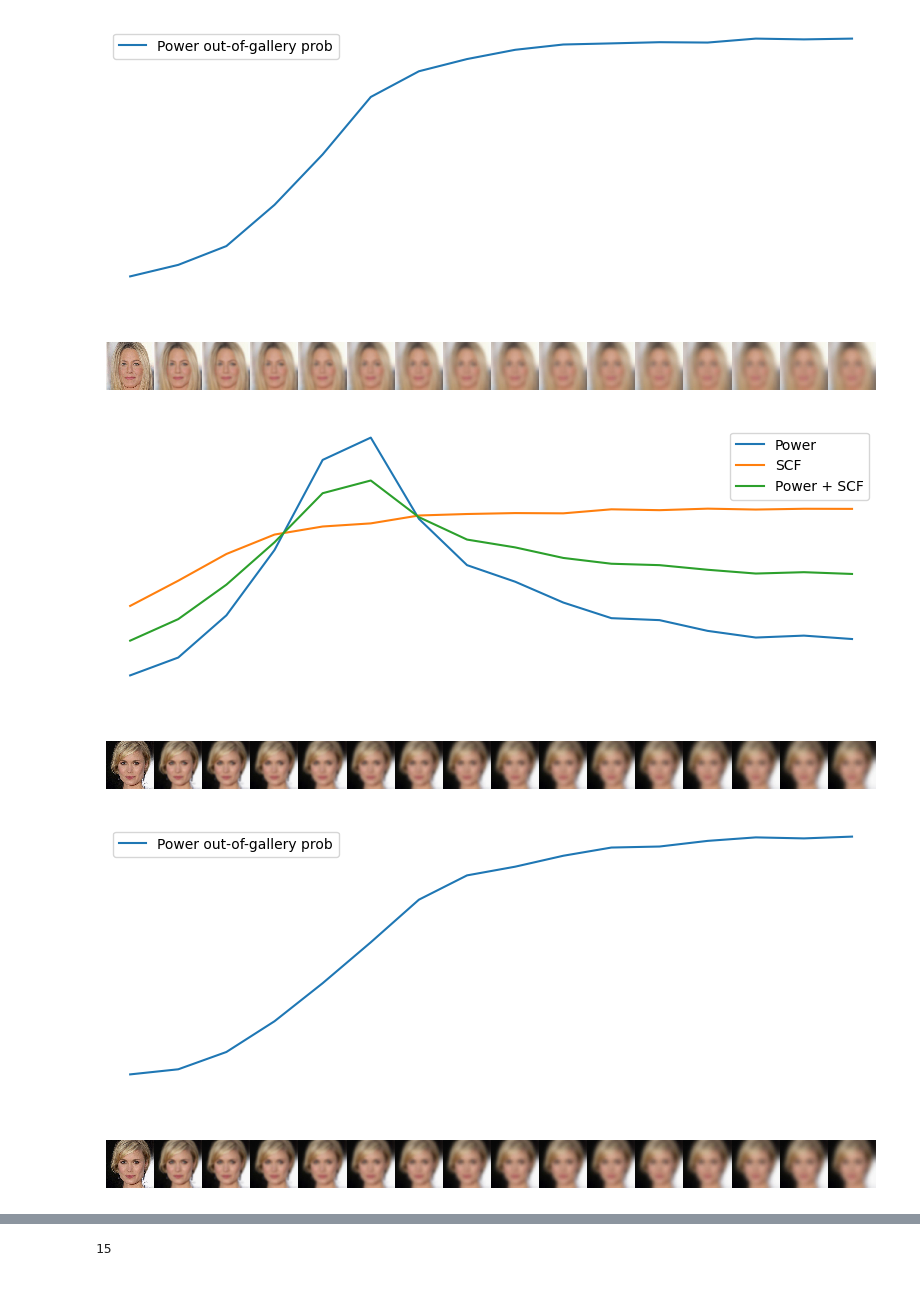
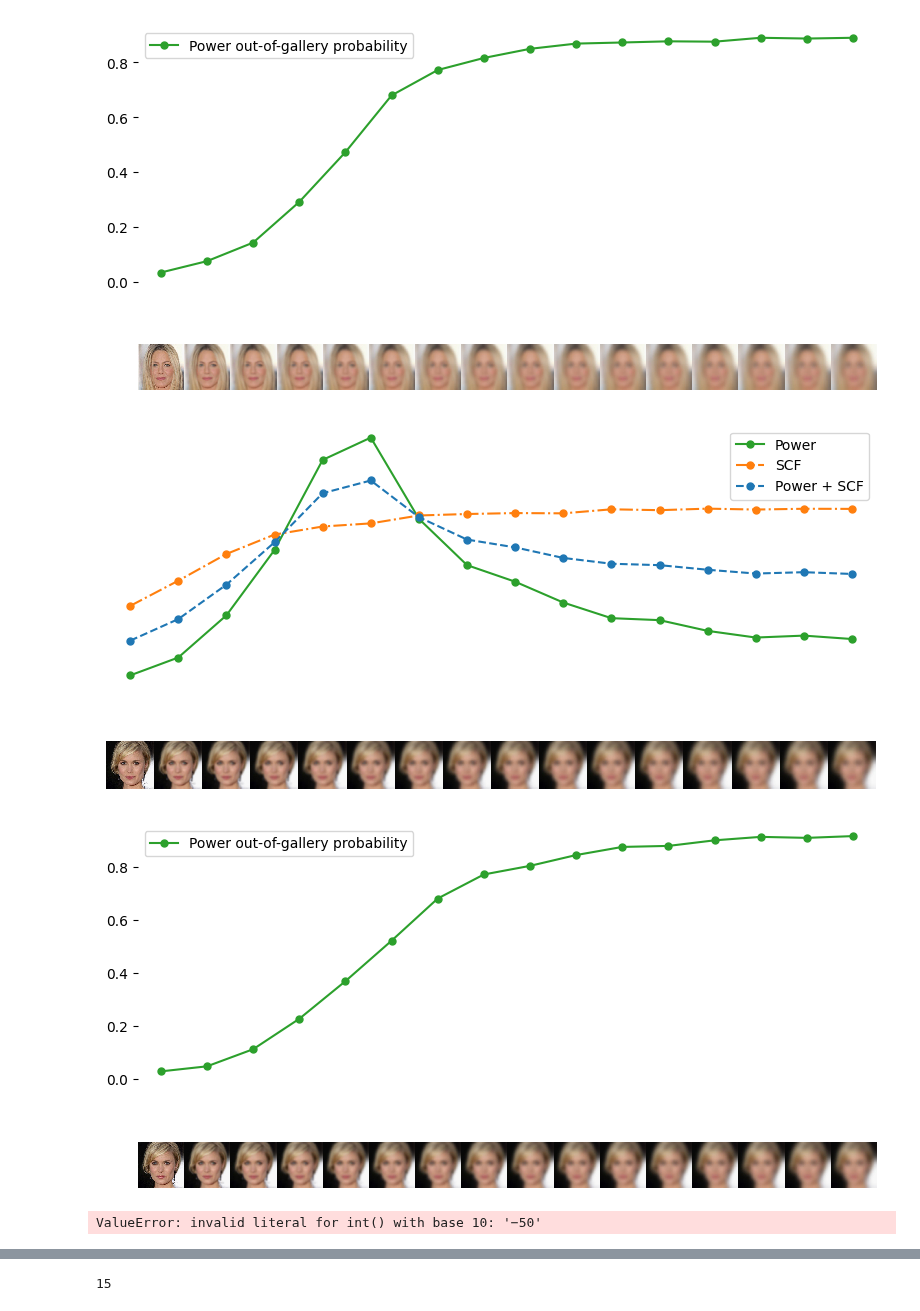
Before and after one commit to vanekek/face_ue, a Jupyter notebook: notebooks/gaussian_nose_dataset.ipynb, the cells around one changed output, grey strips where cells are left out. Cells and saved outputs as stored; diff of their text form; code cells hidden in the pictures.

```diff
--- a/notebooks/gaussian_nose_dataset.ipynb
+++ b/notebooks/gaussian_nose_dataset.ipynb
@@ -138,6 +140,8 @@ sum_unc_predictor = instantiate(sum_recognition_method)
 # compute uncertainty and create plots
 test_id = 1
 ids = [0, 1, 2]
+# import seaborn as sns
+# sns.set_theme()
 for test_id in ids:
     fig, axs = plt.subplots(2, 1, sharex=True, figsize=(8, 5), frameon=False)
     gallery_embeddings = np.concatenate(id_to_gallery_emb[test_id])
@@ -165,9 +169,32 @@ for test_id in ids:
     shift = 256 / 2
     x = np.arange(nose_iteration_size + 1) * scale + shift
 
-    axs[0].plot(x, power_predicted_unc * scale, label="Power")
-    axs[0].plot(x, scf_predicted_unc * scale, label="SCF")
-    axs[0].plot(x, sum_predicted_unc * scale, label="Power + SCF")
+    axs[0].plot(
+        x,
+        power_predicted_unc * scale,
+        marker="o",
+        markersize=5,
+        label="Power",
+        color="tab:green",
+    )
+    axs[0].plot(
+        x,
+        scf_predicted_unc * scale,
+        marker="o",
+        markersize=5,
+        label="SCF",
+        color="tab:orange",
+        linestyle="dashdot",
+    )
+    axs[0].plot(
+        x,
+        sum_predicted_unc * scale,
+        marker="o",
+        markersize=5,
+        label="Power + SCF",
+        linestyle="--",
+        color="tab:blue",
+    )
     axs[0].axis("off")
     axs[0].legend()
 
@@ -189,8 +216,26 @@ for test_id in ids:
         pad_inches=0,
     )
     fig_prob, axs_prob = plt.subplots(2, 1, sharex=True, figsize=(8, 5), frameon=False)
-    axs_prob[0].plot(x, power_probs[:, -1] * scale, label="Power out-of-gallery prob")
-    axs_prob[0].axis("off")
+    axs_prob[0].plot(
+        x,
+        power_probs[:, -1] * scale,
+        label="Power out-of-gallery probability",
+        color="tab:green",
+        marker="o",
+        markersize=5,
+    )
+    # labels = [str(int(item.get_text())/256) for item in axs_prob[0].get_yticklabels()[1:]]
+    # axs_prob[0].set_yticklabels(labels)
+    # axs_prob[0].axis("off")
+    # axs_prob[0].set_yticks(['-50','0', '50', '100', '150', '200'], np.array([-50,0, 50, 100, 150, 200])/ 256)
+    axs_prob[0].set_yticklabels(
+        np.around(np.array([-50, 0, 50, 100, 150, 200]) / 256, 1)
+    )
+    axs_prob[0].spines["top"].set_visible(False)
+    axs_prob[0].spines["right"].set_visible(False)
+    axs_prob[0].spines["bottom"].set_visible(False)
+    axs_prob[0].set_xticks([])
+    axs_prob[0].spines["left"].set_visible(False)
     axs_prob[0].legend()
     axs_prob[1].imshow(np.concatenate(blured_images, axis=1), interpolation="none")
     axs_prob[1].axis("off")
@@ -217,3 +262,3 @@ Tau 0.3, kappa 363.52
-[figure, old version]
+[figure, new version]
-[figure, old version]
+[figure, new version]
-[figure, old version]
+[figure, new version]
@@ -219,0 +267,4 @@ Tau 0.3, kappa 363.52
+# %%
+int(l[0])
+# %% [output]
+ValueError: invalid literal for int() with base 10: '−50'
```
Also changed, not shown: parts of 5 cells of this notebook, 10 other files.
